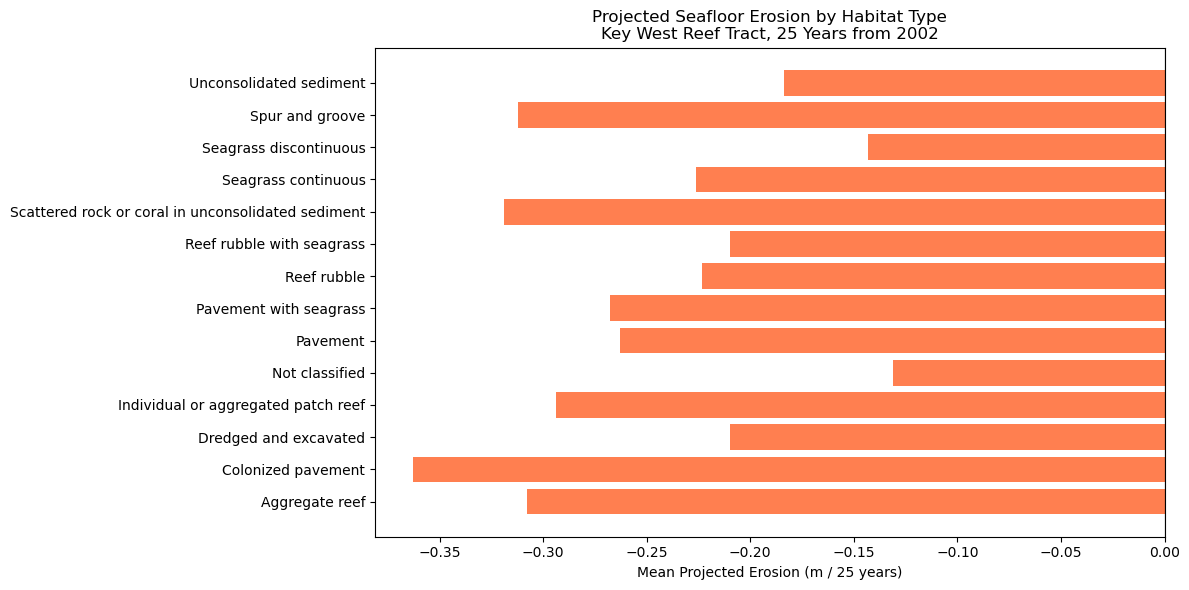
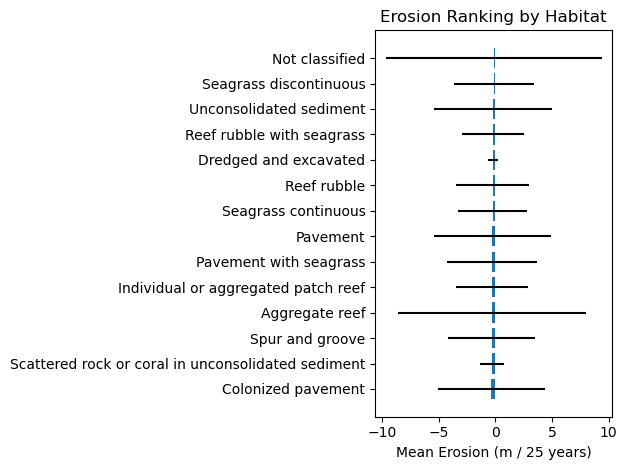
Unified diff of the notebook cell whose output changed from the first chart to the second:
--- before
+++ after
@@ -1,24 +1,14 @@
-# Rename columns for convenience
-df.columns = ['habitat', 'mean_erosion', 'max_elev', 'min_elev', 'mean_elev', 'sd']
+# VISUALIZATIONS
 
-# Drop any summary/total rows if needed
-df = df[df['habitat'] != 'Total study site']
+df_sorted = df.sort_values('mean_erosion')
 
-# Plot 1: Mean erosion rate by habitat type
-fig, ax = plt.subplots(figsize=(12, 6))
-ax.barh(df['habitat'], df['mean_erosion'], color='coral')
-ax.set_xlabel('Mean Projected Erosion (m / 25 years)')
-ax.set_title('Projected Seafloor Erosion by Habitat Type\nKey West Reef Tract, 25 Years from 2002')
-ax.axvline(0, color='black', linewidth=0.8)
+plt.figure()
+plt.barh(
+    df_sorted['habitat'],
+    df_sorted['mean_erosion'],
+    xerr=df_sorted['sd']   # <-- fix here
+)
+plt.xlabel('Mean Erosion (m / 25 years)')
+plt.title('Erosion Ranking by Habitat')
 plt.tight_layout()
 plt.show()
-
-# Plot 2: Mean projected elevation with error bars (SD)
-fig, ax = plt.subplots(figsize=(12, 6))
-ax.barh(df['habitat'], df['mean_elev'], xerr=df['sd'], color='steelblue', capsize=4)
-ax.set_xlabel('Mean Projected Seafloor Elevation (m, NAVD88)')
-ax.set_title('Projected Mean Seafloor Elevation by Habitat Type\n25 Years from 2011')
-ax.axvline(0, color='black', linewidth=0.8, linestyle='--', label='Sea surface')
-ax.legend()
-plt.tight_layout()
-plt.show()

Commit: update